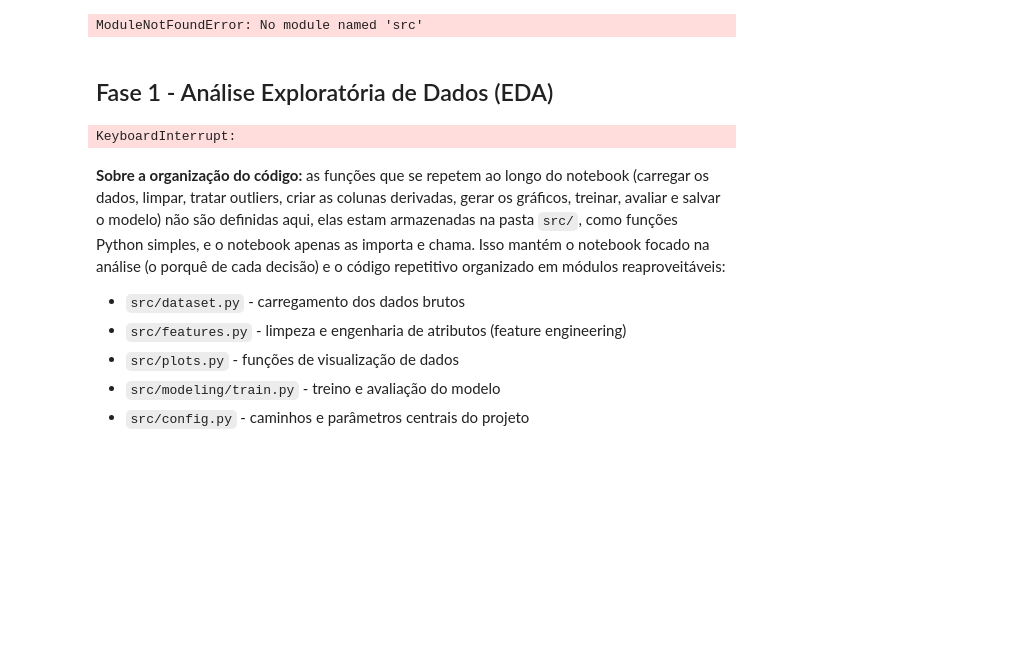
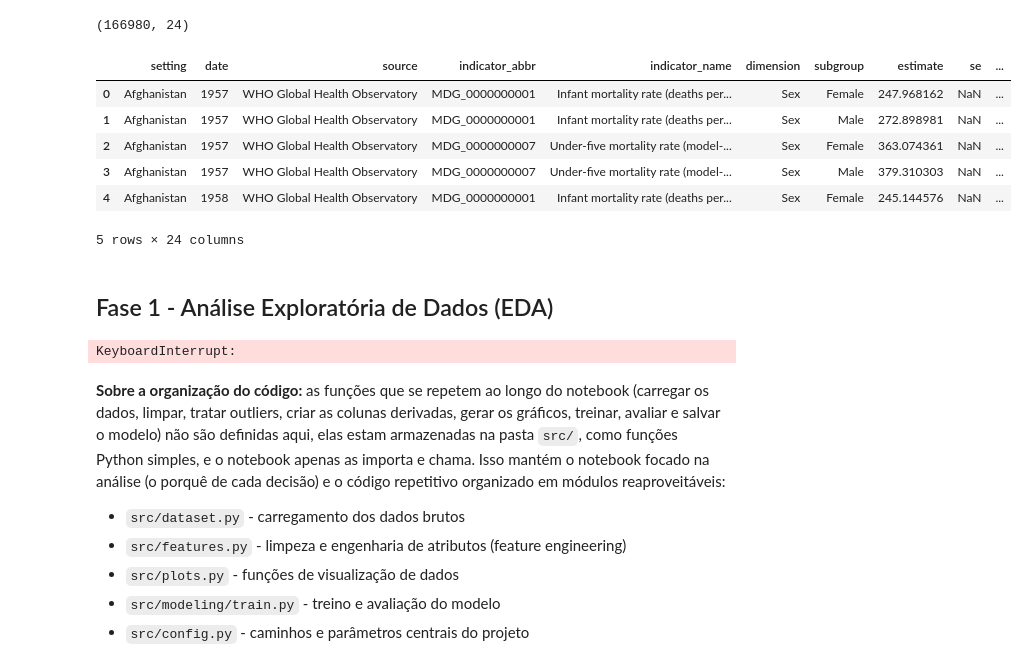
Before and after one commit to ananda-pires/who_life_expectancy_prediction, a Jupyter notebook: notebooks/life_expectancy.ipynb, the cells around one changed output. Cells and saved outputs as stored; diff of their text form; code cells hidden in the pictures; blank space fills up the shorter version.

```diff
--- a/notebooks/life_expectancy.ipynb
+++ b/notebooks/life_expectancy.ipynb
@@ -23,13 +89,24 @@ os.chdir(_root)
 if str(_root) not in sys.path:
     sys.path.insert(0, str(_root))
 # %%
-from src.dataset import load_raw_data
+import pandas as pd
 
-df = load_raw_data()
+url = "https://datasafe-h5afbhf4gwctabaa.z01.azurefd.net/api/download/TOP/rep_gho_mortality/data"
+
+df = pd.read_excel(url)
+
+print(df.shape)
 
 df.head()
 # %% [output]
-ModuleNotFoundError: No module named 'src'
+(166980, 24)
+|  | setting | date | source | indicator_abbr | indicator_name | dimension | subgroup | estimate | se | ... |
+| 0 | Afghanistan | 1957 | WHO Global Health Observatory | MDG_0000000001 | Infant mortality rate (deaths per... | Sex | Female | 247.968162 | NaN | ... |
+| 1 | Afghanistan | 1957 | WHO Global Health Observatory | MDG_0000000001 | Infant mortality rate (deaths per... | Sex | Male | 272.898981 | NaN | ... |
+| 2 | Afghanistan | 1957 | WHO Global Health Observatory | MDG_0000000007 | Under-five mortality rate (model-... | Sex | Female | 363.074361 | NaN | ... |
+| 3 | Afghanistan | 1957 | WHO Global Health Observatory | MDG_0000000007 | Under-five mortality rate (model-... | Sex | Male | 379.310303 | NaN | ... |
+| 4 | Afghanistan | 1958 | WHO Global Health Observatory | MDG_0000000001 | Infant mortality rate (deaths per... | Sex | Female | 245.144576 | NaN | ... |
+5 rows × 24 columns
 # %% [markdown]
 ## Fase 1 - Análise Exploratória de Dados (EDA)
 # %%
```
Also changed, not shown: parts of 6 cells of this notebook.
